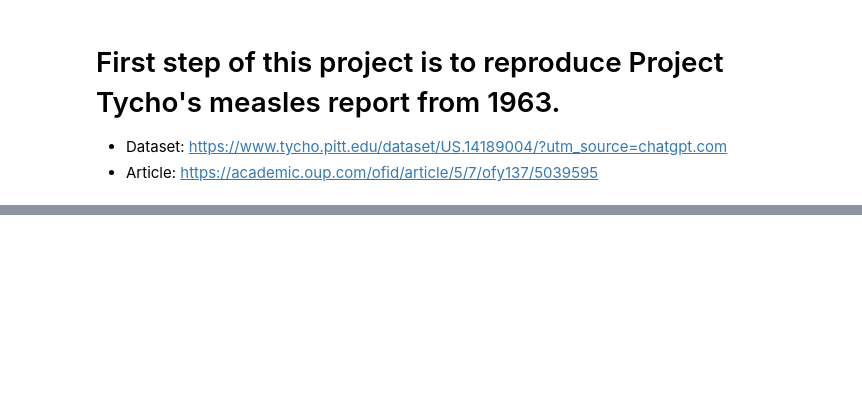
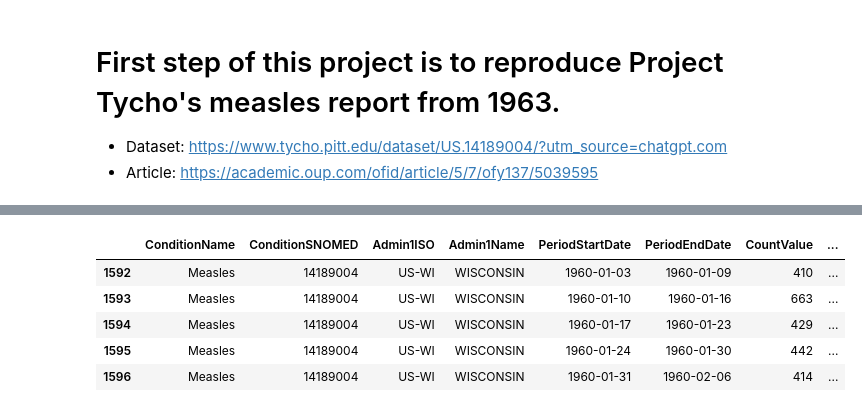
Before and after one commit to FusRaDa/biot670i_capstone_vaccination_project, a Jupyter notebook: 00_tycho_measles_control.ipynb, the cells around one changed output, grey strips where cells are left out. Saved outputs shown, nothing was run; the diff lists cells and outputs as text; code cells hidden in the pictures; blank space fills up the shorter version.

```diff
--- a/00_tycho_measles_control.ipynb
+++ b/00_tycho_measles_control.ipynb
@@ -70,0 +43,10 @@ Index(['ConditionName', 'ConditionSNOMED', 'CountryCode', 'Admin1ISO',
+# %%
+plot_measles_df = measles_df[(measles_df['Year'] >= 1960) & (measles_df['Year'] <= 1970)]
+plot_measles_df.head()
+# %% [output]
+|  | ConditionName | ConditionSNOMED | Admin1ISO | Admin1Name | PeriodStartDate | PeriodEndDate | CountValue | ... |
+| 1592 | Measles | 14189004 | US-WI | WISCONSIN | 1960-01-03 | 1960-01-09 | 410 | ... |
+| 1593 | Measles | 14189004 | US-WI | WISCONSIN | 1960-01-10 | 1960-01-16 | 663 | ... |
+| 1594 | Measles | 14189004 | US-WI | WISCONSIN | 1960-01-17 | 1960-01-23 | 429 | ... |
+| 1595 | Measles | 14189004 | US-WI | WISCONSIN | 1960-01-24 | 1960-01-30 | 442 | ... |
+| 1596 | Measles | 14189004 | US-WI | WISCONSIN | 1960-01-31 | 1960-02-06 | 414 | ... |
```
Also changed, not shown: parts of 10 cells of this notebook, 4 other files.
